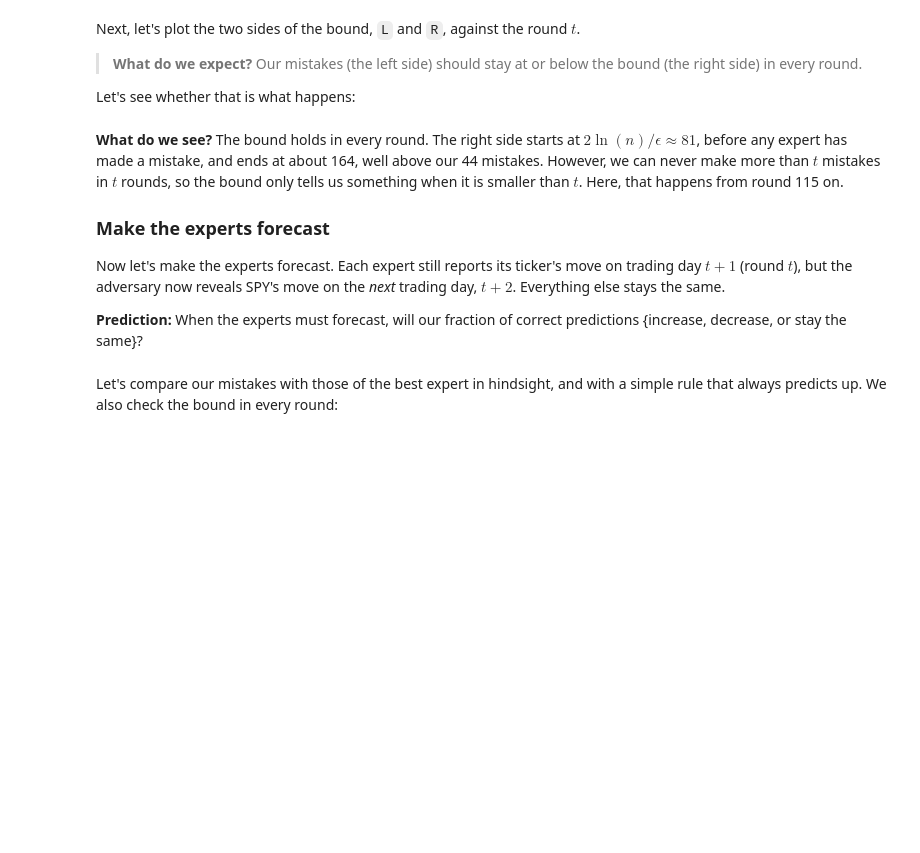
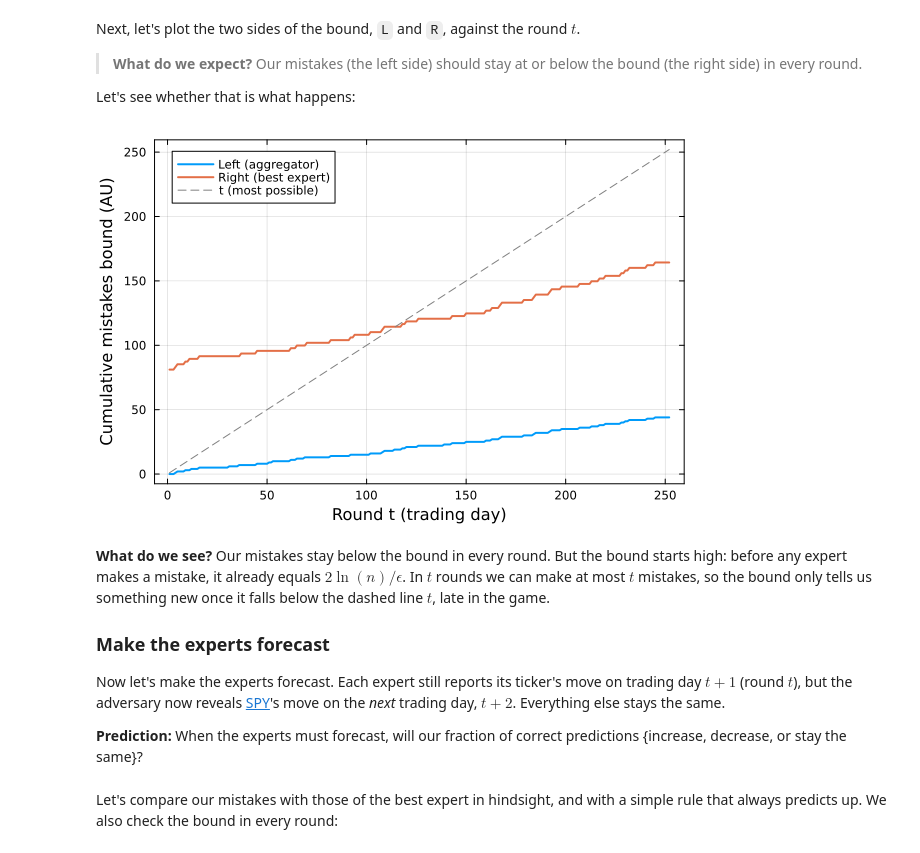
Before and after one commit to varnerlab/CHEME-5800-CourseRepository-Fall-2026, a Jupyter notebook: weeks/week-10/L10b/CHEME-5800-L10b-Lab-WeightedMajorityAlgorithm-Fall-2026.ipynb, the cells around one changed output. Cells and saved outputs as stored; diff of their text form; code cells hidden in the pictures; blank space fills up the shorter version.

```diff
--- a/weeks/week-10/L10b/CHEME-5800-L10b-Lab-WeightedMajorityAlgorithm-Fall-2026.ipynb
+++ b/weeks/week-10/L10b/CHEME-5800-L10b-Lab-WeightedMajorityAlgorithm-Fall-2026.ipynb
@@ -449,17 +521,20 @@ Let's see whether that is what happens:
 # %%
 let
     p = plot(framestyle = :box, legend = :topleft); # empty plot, then the two sides of the bound
     plot!(p, L, lw = 2, label = "Left (aggregator)");
     plot!(p, R, lw = 2, label = "Right (best expert)");
+    plot!(p, 1:length(L), 1:length(L), lw = 1, ls = :dash, c = :gray, label = "t (most possible)"); # we can make at most t mistakes in t rounds
     xlabel!(p, "Round t (trading day)");
     ylabel!(p, "Cumulative mistakes bound (AU)");
     p
 end
+# %% [output]
+[figure, added]
 # %% [markdown]
-__What do we see?__ The bound holds in every round. The right side starts at $2\ln(n)/\epsilon \approx 81$, before any expert has made a mistake, and ends at about 164, well above our 44 mistakes. However, we can never make more than $t$ mistakes in $t$ rounds, so the bound only tells us something when it is smaller than $t$. Here, that happens from round 115 on.
+__What do we see?__ Our mistakes stay below the bound in every round. But the bound starts high: before any expert makes a mistake, it already equals $2\ln(n)/\epsilon$. In $t$ rounds we can make at most $t$ mistakes, so the bound only tells us something new once it falls below the dashed line $t$, late in the game.
 
 ### Make the experts forecast
-Now let's make the experts forecast. Each expert still reports its ticker's move on trading day $t+1$ (round $t$), but the adversary now reveals SPY's move on the _next_ trading day, $t+2$. Everything else stays the same.
+Now let's make the experts forecast. Each expert still reports its ticker's move on trading day $t+1$ (round $t$), but the adversary now reveals [SPY](https://en.wikipedia.org/wiki/SPDR_S%26P_500_ETF_Trust)'s move on the _next_ trading day, $t+2$. Everything else stays the same.
 
 __Prediction:__ When the experts must forecast, will our fraction of correct predictions {increase, decrease, or stay the same}?
 # %%
```
Also changed, not shown: parts of 19 cells of this notebook, 8 other files.
